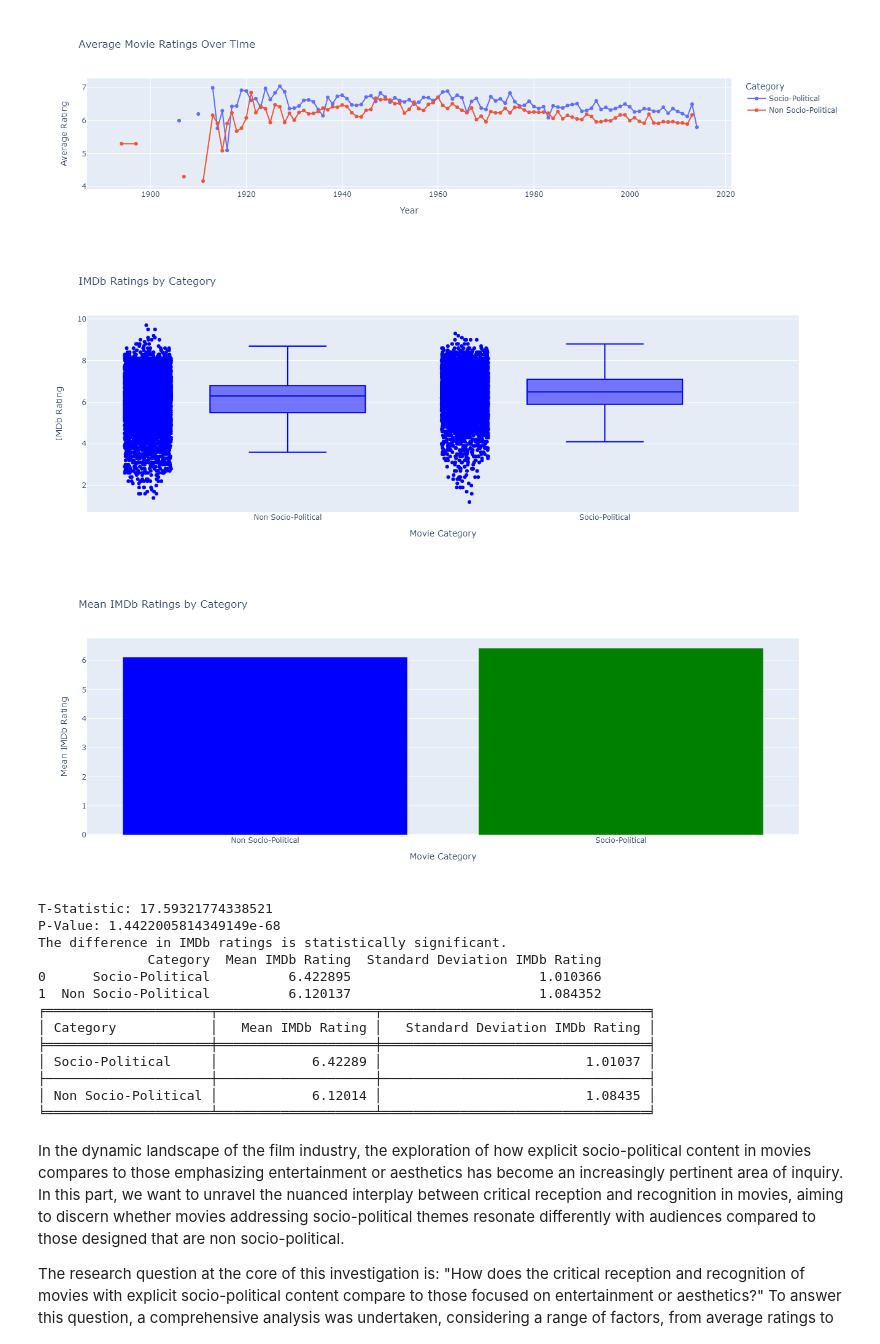
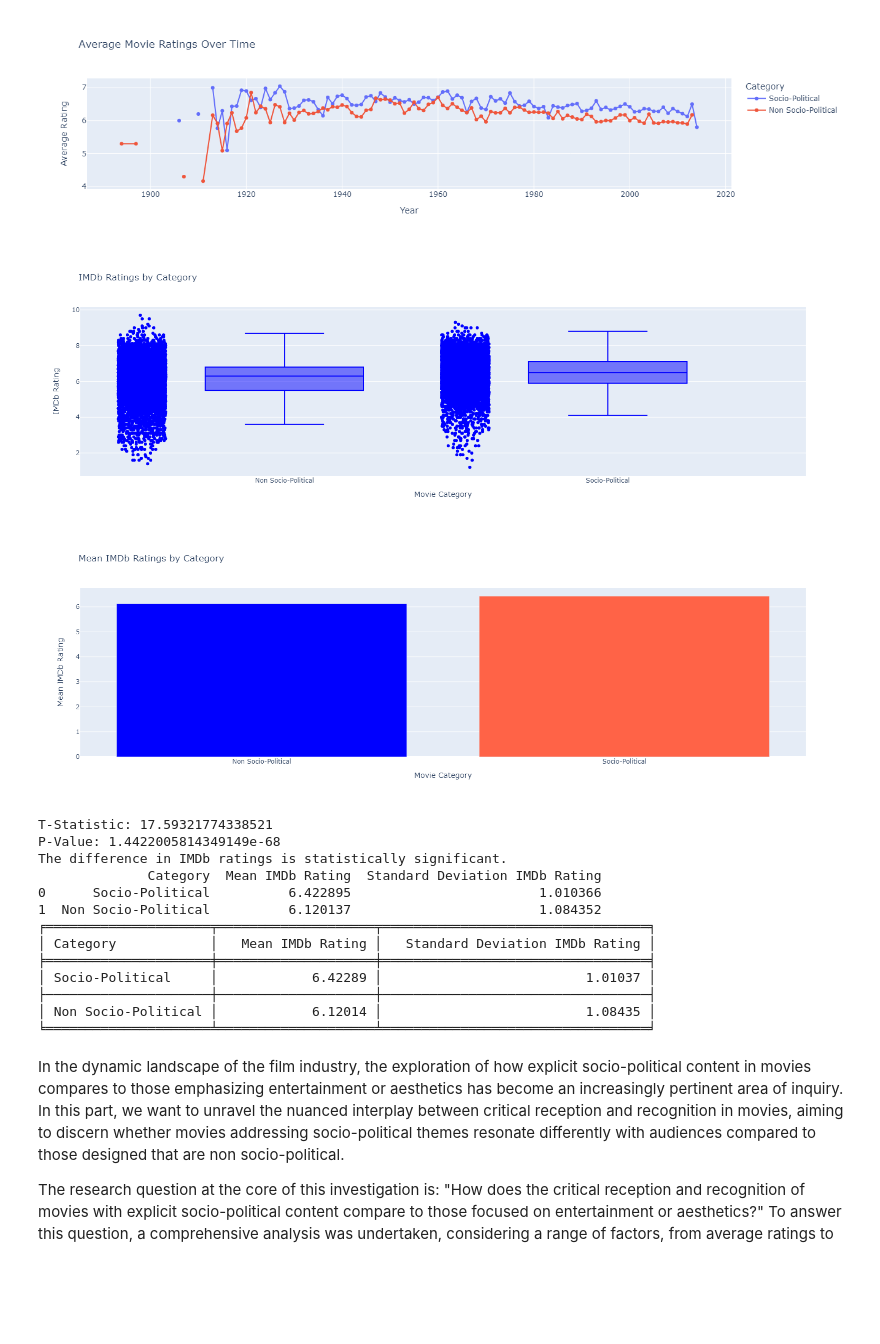
Before and after one commit to epfl-ada/ada-2023-project-padawans, a Jupyter notebook: Q5.ipynb, the cells around one changed output. Cells and saved outputs as stored; diff of their text form; code cells hidden in the pictures; blank space fills up the shorter version.

Commit message:
Plots updated

```diff
--- a/Q5.ipynb
+++ b/Q5.ipynb
@@ -81,7 +81,7 @@ category_means = df.groupby('Category')['averageRating'].mean().reset_index()
 bar_trace = go.Bar(
     x=category_means['Category'],
     y=category_means['averageRating'],
-    marker=dict(color=['blue', 'green']),
+    marker=dict(color=['blue', 'tomato']),
 )
 
 bar_layout = go.Layout(
@@ -124,35 +124,35 @@ else:
 mean_socio_political = socio_political_movies['averageRating'].mean()
 mean_non_socio_political = non_socio_political_movies['averageRating'].mean()
 std_socio_political = socio_political_movies['averageRating'].std()
 std_non_socio_political = non_socio_political_movies['averageRating'].std()
 
 """print(f'Mean IMDb Rating (Socio-Political): {mean_socio_political}')
 print(f'Mean IMDb Rating (Non Socio-Political): {mean_non_socio_political}')
 print(f'Standard Deviation IMDb Rating (Socio-Political): {std_socio_political}')
 print(f'Standard Deviation IMDb Rating (Non Socio-Political): {std_non_socio_political}')"""
 
 data = {
     'Category': ['Socio-Political', 'Non Socio-Political'],
     'Mean IMDb Rating': [mean_socio_political, mean_non_socio_political],
     'Standard Deviation IMDb Rating': [std_socio_political, std_non_socio_political]
 }
 
 results_table = pd.DataFrame(data)
 
 # Display the DataFrame
 print(results_table)
 
 table_data = [
     ['Category', 'Mean IMDb Rating', 'Standard Deviation IMDb Rating'],
     ['Socio-Political', mean_socio_political, std_socio_political],
     ['Non Socio-Political', mean_non_socio_political, std_non_socio_political]
 ]
 
 # Display the table
 print(tabulate(table_data, headers='firstrow', tablefmt='fancy_grid'))
 # %% [output]
-[figure, old version]
+[figure, new version]
-[figure, old version]
+[figure, new version]
 T-Statistic: 17.59321774338521
 P-Value: 1.4422005814349149e-68
 The difference in IMDb ratings is statistically significant.
```
Also changed, not shown: parts of 1 cell of this notebook, 1 other file.
